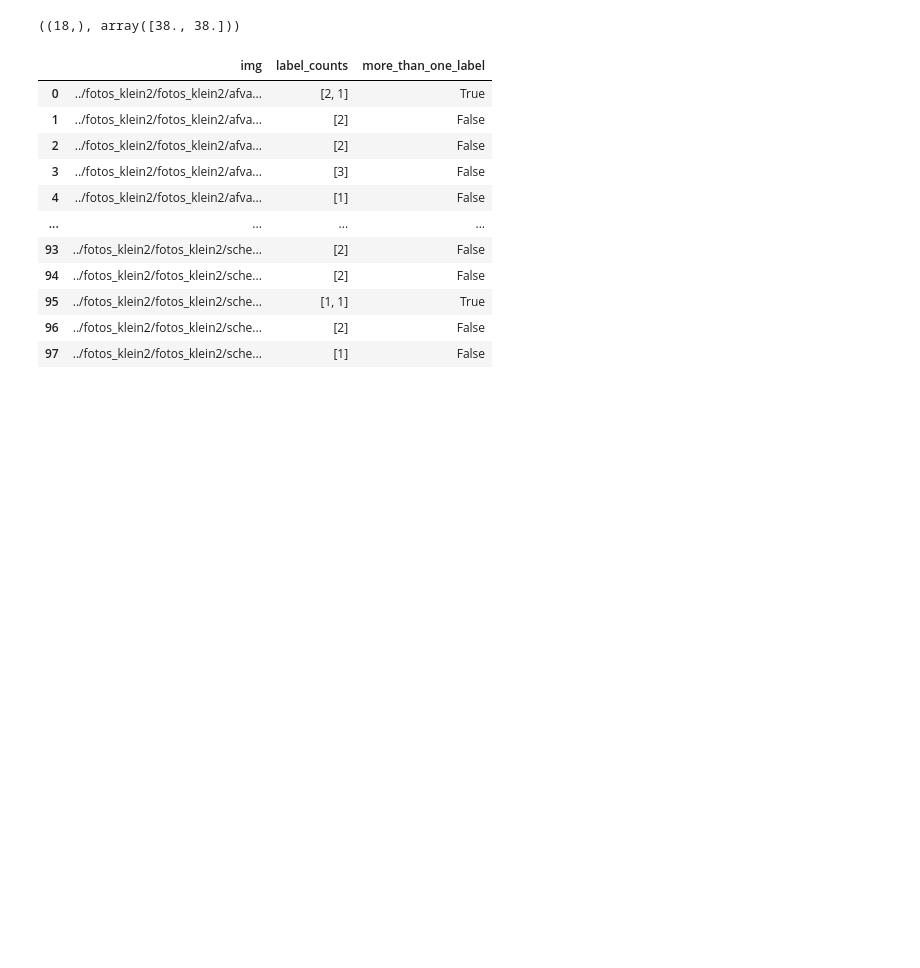
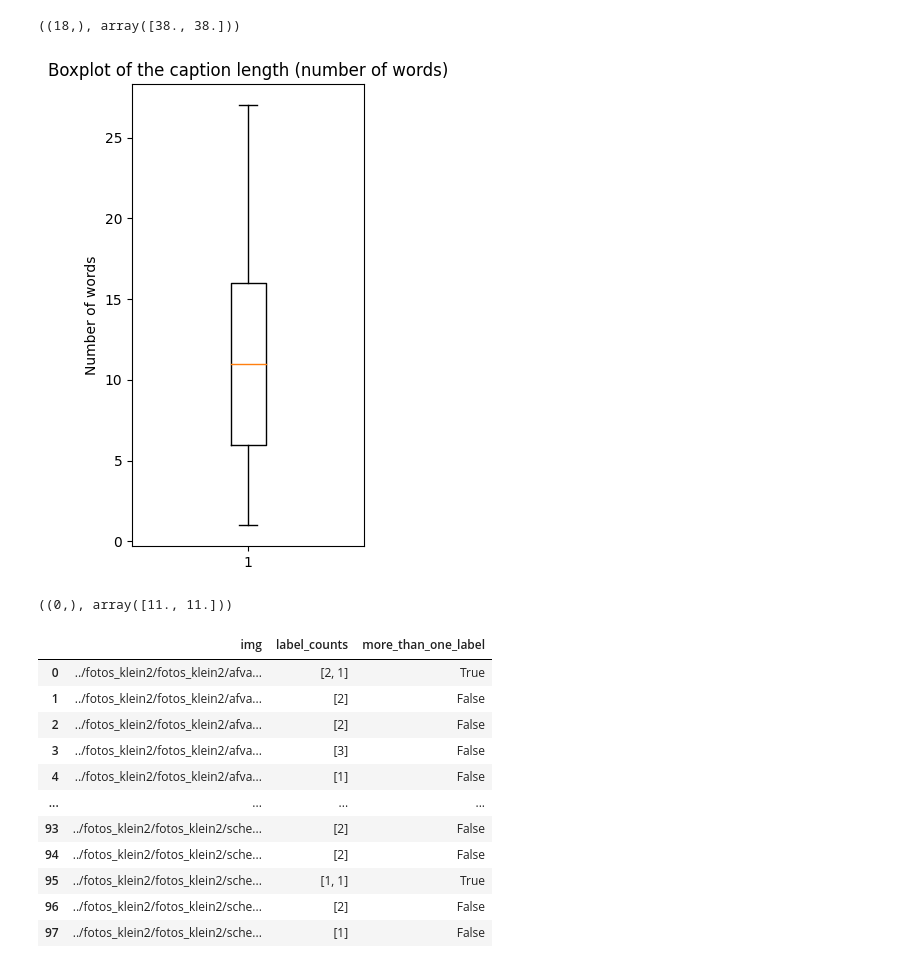
Before and after one commit to nataliehh/thesis2023-2024, a Jupyter notebook: ILT_data_analysis.ipynb, the cells around one changed output. Cells and saved outputs as stored; diff of their text form; code cells hidden in the pictures; blank space fills up the shorter version.

```diff
--- a/ILT_data_analysis.ipynb
+++ b/ILT_data_analysis.ipynb
@@ -2,10 +2,14 @@
 import pandas as pd
 import matplotlib.pyplot as plt
 import numpy as np
+import re
 
 annotation_path = './data/ILT_data/ILT_data_annotations.csv'
 df = pd.read_csv(annotation_path, index_col = 0)
-# display(df)
+
+# Caption length is computed based on a crude tokenization of the caption
+df['caption_length'] = df['caption'].map(lambda x: len(re.split(r'[\s,.]', x)))
+display(df)
 print('Columns:', df.columns.tolist())
 print('Total annotations:', df.shape)
 print('Number of annotated images:', df['img'].unique().shape)
@@ -152,6 +169,23 @@ whiskers = [whiskers.get_ydata() for whiskers in boxplot["whiskers"]]
 outliers[0].shape, medians[0]
 # %% [output]
 ((18,), array([38., 38.]))
+# %%
+fig, _ = plt.subplots(figsize=(3, 6))
+boxplot = plt.boxplot(df['caption_length'])
+plt.ylabel('Number of words')
+plt.title('Boxplot of the caption length (number of words)')
+plt.savefig('./images/caption_length.pdf', transparent = True, bbox_inches='tight')
+plt.show()
+# %% [output]
+[figure, added]
+# %%
+outliers = [flier.get_ydata() for flier in boxplot["fliers"]]
+boxes = [box.get_ydata() for box in boxplot["boxes"]]
+medians = [median.get_ydata() for median in boxplot["medians"]]
+whiskers = [whiskers.get_ydata() for whiskers in boxplot["whiskers"]]
+outliers[0].shape, medians[0]
+# %% [output]
+((0,), array([11., 11.]))
 # %%
 # df = df.replace('Waste transport', 'Waste storage/waste processor')
 # %%
```
Also changed, not shown: parts of 1 cell of this notebook, 8 other files.
